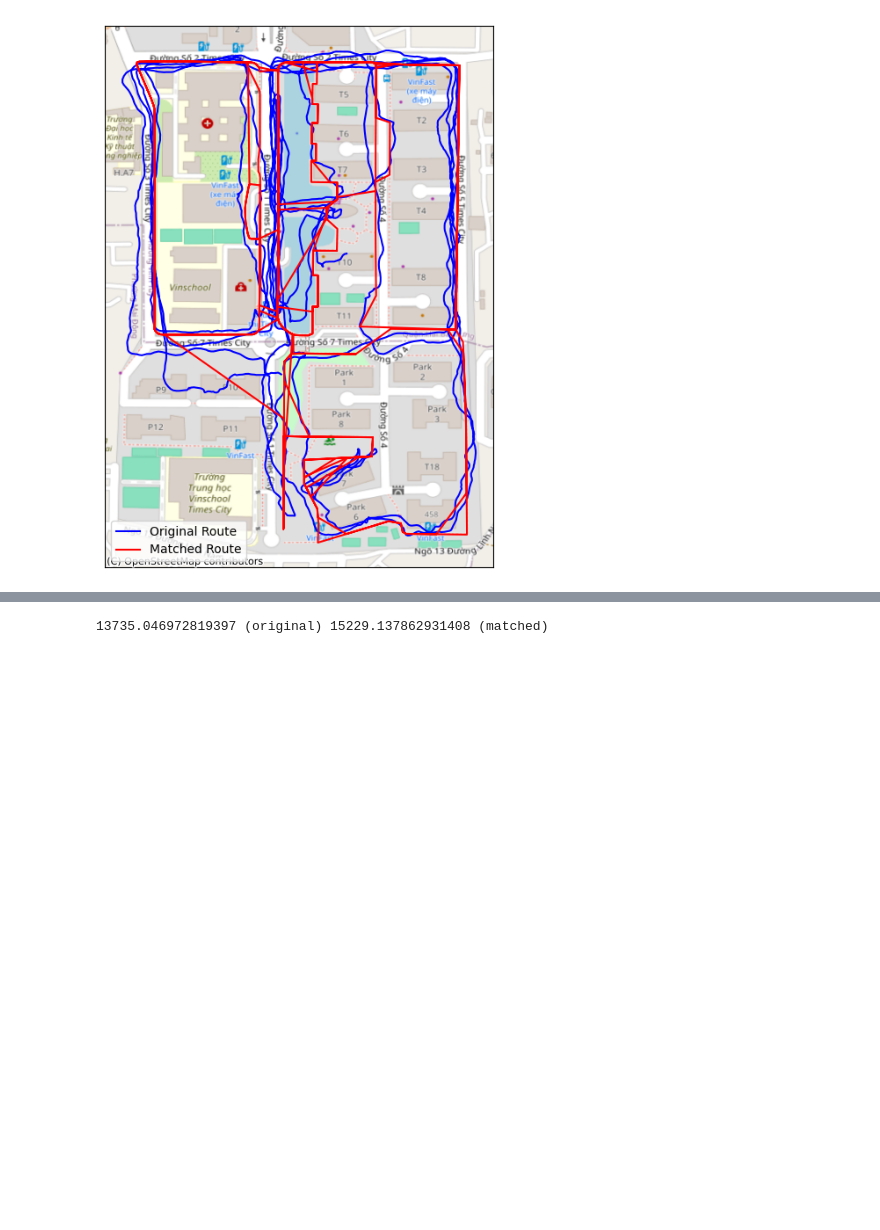
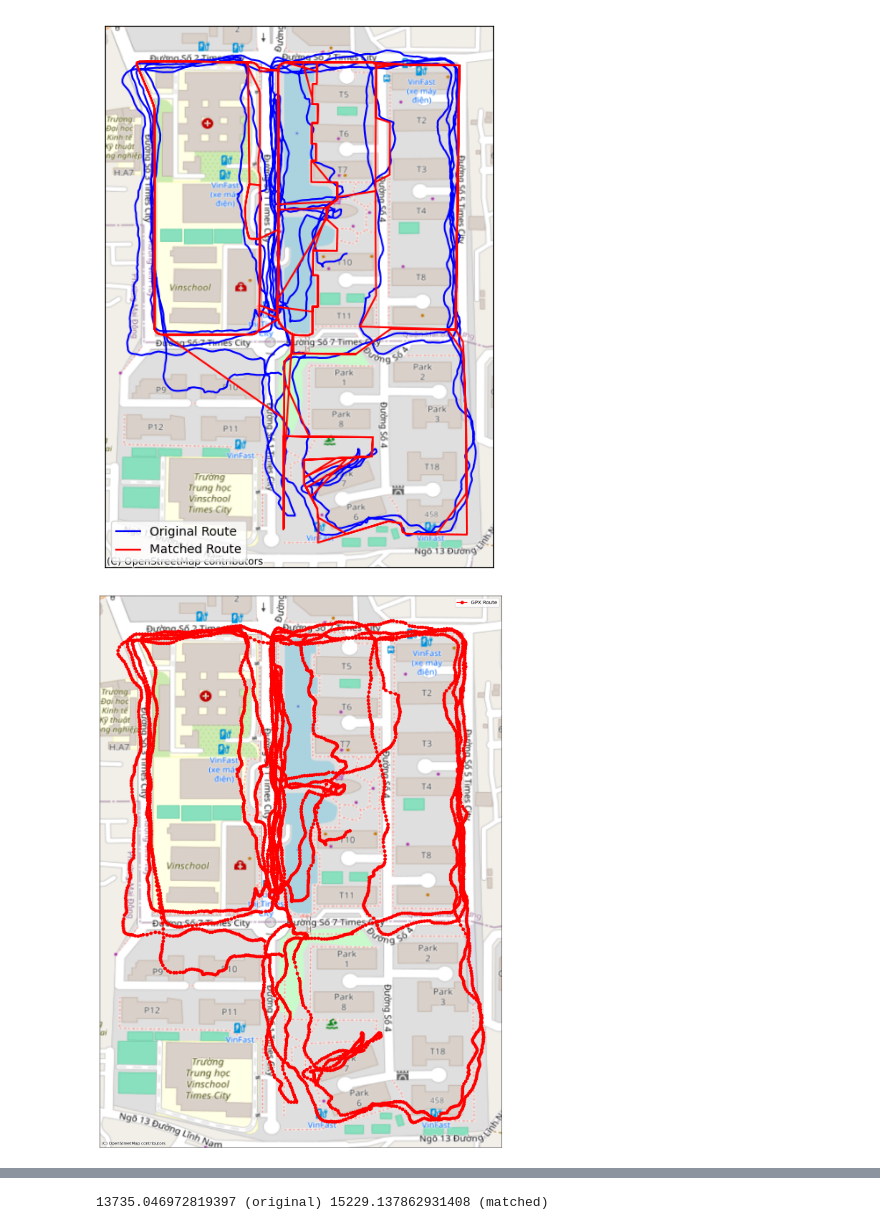
Before and after one commit to evgeniyarbatov/correct-gpx-location, a Jupyter notebook: notebooks/Match GPX.ipynb, the cells around one changed output, grey strips where cells are left out. Drawn from its saved outputs; the diff is of its cells as text; code cells hidden in the pictures; blank space fills up the shorter version.

```diff
--- a/notebooks/Match GPX.ipynb
+++ b/notebooks/Match GPX.ipynb
@@ -129,3 +129,17 @@ matched_df = parse_gpx(MATCHED_GPX)
 plot_gpx(df, matched_df)
 # %% [output]
 [figure]
+# %%
+def plot_gpx_route(df):
+    plt.figure(figsize=(30, 20))
+    plt.plot(df['lon'], df['lat'], color='red', marker='o', label='GPX Route')
+    ctx.add_basemap(plt.gca(), crs='EPSG:4326', source=ctx.providers.OpenStreetMap.Mapnik)
+    plt.legend()
+    plt.xticks([], [])
+    plt.yticks([], [])
+    plt.tick_params(axis='both', which='both', bottom=False, top=False, left=False, right=False)
+    plt.show()
+
+plot_gpx_route(df)
+# %% [output]
+[figure, added]
```
Also changed, not shown: parts of 1 cell of this notebook, 1 other file.
